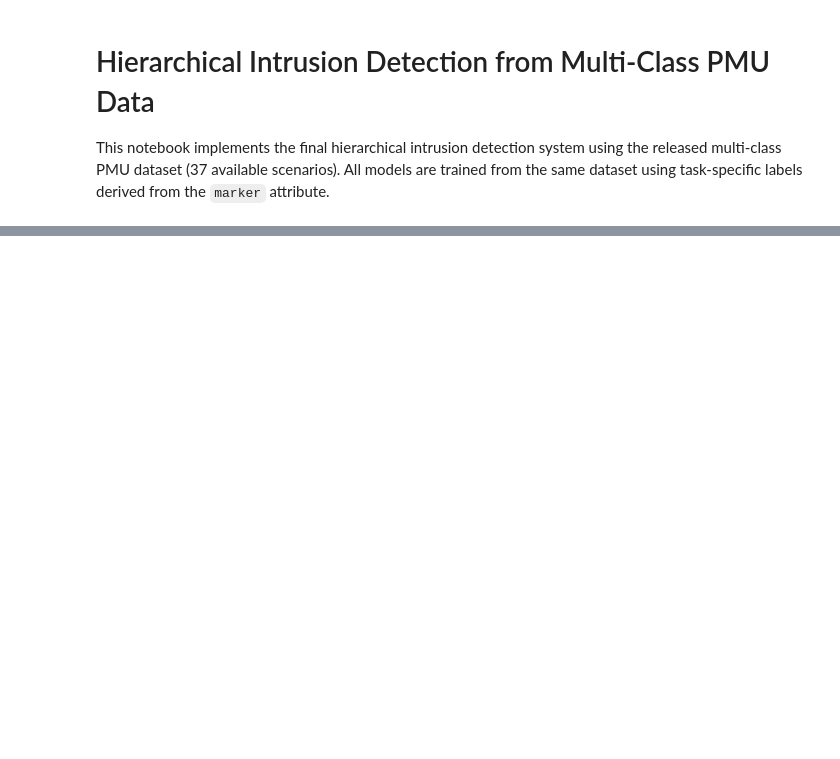
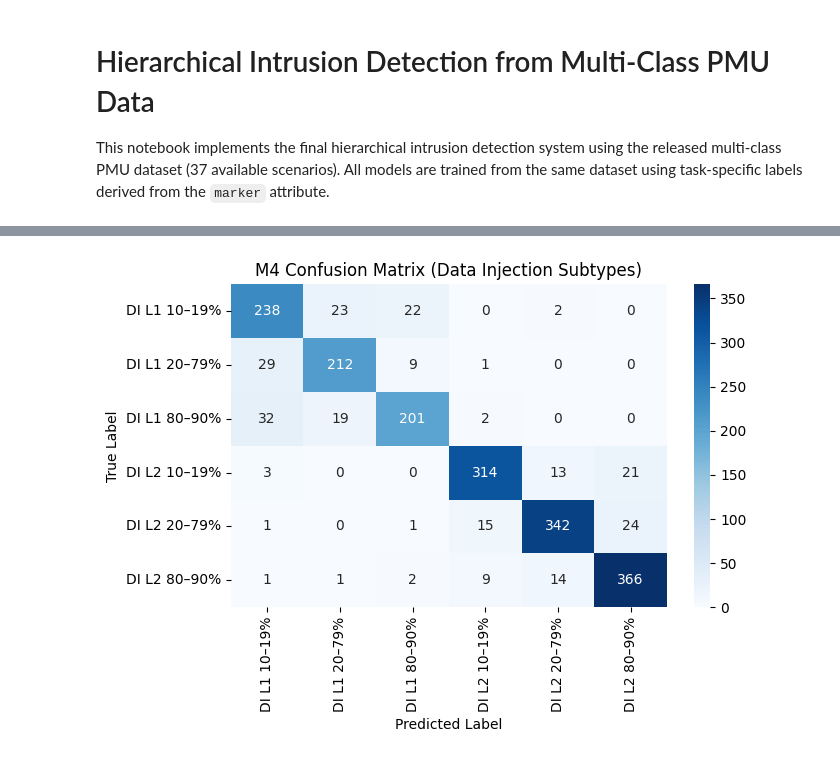
Before and after one commit to Heyyouchao/FYP, a Jupyter notebook: notebook/hierarchical_training_from_multiclass_full_features.ipynb, the cells around one changed output, grey strips where cells are left out. Cells and saved outputs as stored; diff of their text form; code cells hidden in the pictures; blank space fills up the shorter version.

```diff
--- a/notebook/hierarchical_training_from_multiclass_full_features.ipynb
+++ b/notebook/hierarchical_training_from_multiclass_full_features.ipynb
@@ -741,0 +552,72 @@ M6 Classification Report:
+# %%
+# ================================
+# Section 8 - M4 Data Injection Subtype Classifier
+# ================================
+
+# ----------------------------
+# Human-readable labels
+# ----------------------------
+DI_TARGET_NAMES = [
+    "DI L1 10–19%",
+    "DI L1 20–79%",
+    "DI L1 80–90%",
+    "DI L2 10–19%",
+    "DI L2 20–79%",
+    "DI L2 80–90%"
+]
+
+# ----------------------------
+# Prepare M4 dataset
+# ----------------------------
+df_M4 = df[df["marker"].isin(DI_IDS)].copy()
+
+X_M4 = df_M4[FEATURE_COLS]
+y_M4 = df_M4["marker"].apply(map_M4)
+
+print("M4 total samples:", len(X_M4))
+print("M4 class distribution:")
+print(y_M4.value_counts().sort_index())
+
+# ----------------------------
+# Train / Test split (80 / 20)
+# ----------------------------
+X_train_M4, X_test_M4, y_train_M4, y_test_M4 = train_test_split(
+    X_M4,
+    y_M4,
+    test_size=0.20,
+    random_state=42,
+    stratify=y_M4
+)
+
+print("\nM4 dataset split:")
+print(f"Training samples: {X_train_M4.shape[0]}")
+print(f"Test samples:     {X_test_M4.shape[0]}")
+
+# ----------------------------
+# Train Random Forest
+# ----------------------------
+M4 = RandomForestClassifier(
+    n_estimators=300,
+    random_state=42,
+    n_jobs=-1
+)
+
+M4.fit(X_train_M4, y_train_M4)
+
+print("\n✅ M4 training complete")
+
+# ----------------------------
+# Evaluation
+# ----------------------------
+y_pred_M4 = M4.predict(X_test_M4)
+
+print("\nM4 Classification Report:")
+print(classification_report(y_test_M4, y_pred_M4, target_names=DI_TARGET_NAMES))
+
+plot_confusion_matrix(
+    y_true=y_test_M4,
+    y_pred=y_pred_M4,
+    class_names=DI_TARGET_NAMES,
+    title="M4 Confusion Matrix (Data Injection Subtypes)"
+)
+# %% [output]
@@ -741,0 +641 @@ M6 Classification Report:
+[figure, added]
```
Also changed, not shown: parts of 46 cells of this notebook, 16 other files.
